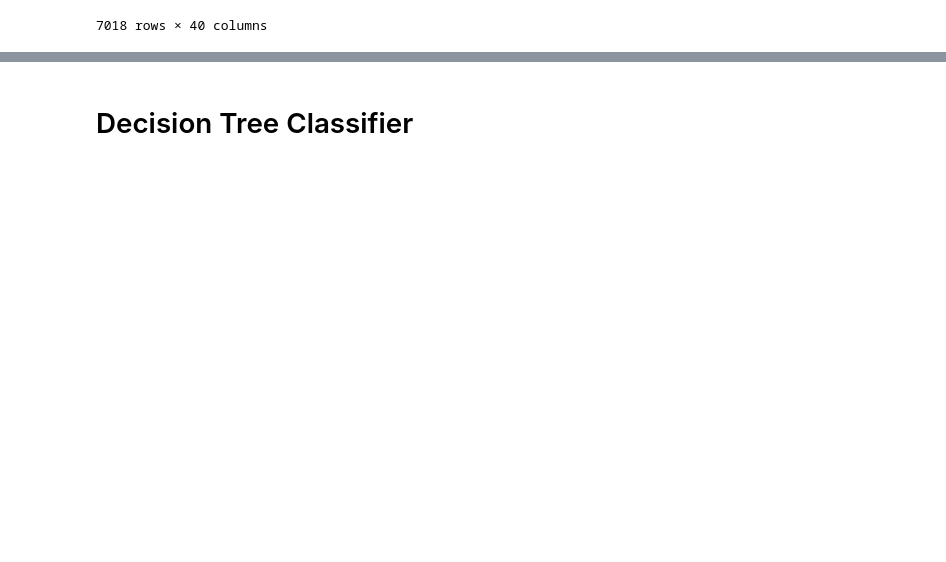
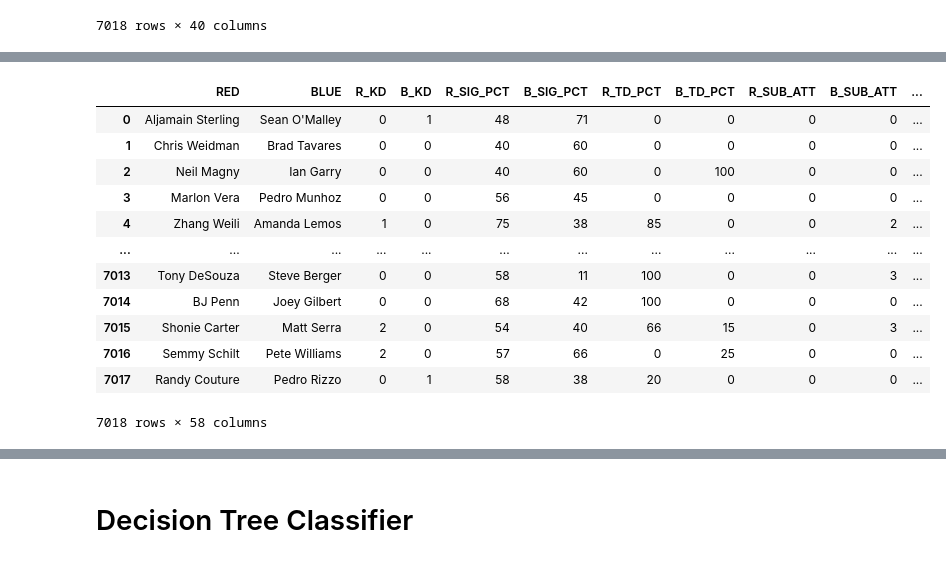
Before and after one commit to TheLevic/data-mining-project, a Jupyter notebook: project.ipynb, the cells around one changed output, grey strips where cells are left out. Saved outputs shown, nothing was run; the diff lists cells and outputs as text; code cells hidden in the pictures; blank space fills up the shorter version.

```diff
--- a/project.ipynb
+++ b/project.ipynb
@@ -180 +195,19 @@ df
 7018 rows × 58 columns
+# %%
+df.replace("---", int(0), inplace=True)
+
+df
+# %% [output]
+|  | RED | BLUE | R_KD | B_KD | R_SIG_PCT | B_SIG_PCT | R_TD_PCT | B_TD_PCT | R_SUB_ATT | B_SUB_ATT | ... |
+| 0 | Aljamain Sterling | Sean O'Malley | 0 | 1 | 48 | 71 | 0 | 0 | 0 | 0 | ... |
+| 1 | Chris Weidman | Brad Tavares | 0 | 0 | 40 | 60 | 0 | 0 | 0 | 0 | ... |
+| 2 | Neil Magny | Ian Garry | 0 | 0 | 40 | 60 | 0 | 100 | 0 | 0 | ... |
+| 3 | Marlon Vera | Pedro Munhoz | 0 | 0 | 56 | 45 | 0 | 0 | 0 | 0 | ... |
+| 4 | Zhang Weili | Amanda Lemos | 1 | 0 | 75 | 38 | 85 | 0 | 0 | 2 | ... |
+| ... | ... | ... | ... | ... | ... | ... | ... | ... | ... | ... | ... |
+| 7013 | Tony DeSouza | Steve Berger | 0 | 0 | 58 | 11 | 100 | 0 | 0 | 3 | ... |
+| 7014 | BJ Penn | Joey Gilbert | 0 | 0 | 68 | 42 | 100 | 0 | 0 | 0 | ... |
+| 7015 | Shonie Carter | Matt Serra | 2 | 0 | 54 | 40 | 66 | 15 | 0 | 3 | ... |
+| 7016 | Semmy Schilt | Pete Williams | 2 | 0 | 57 | 66 | 0 | 25 | 0 | 0 | ... |
+| 7017 | Randy Couture | Pedro Rizzo | 0 | 1 | 58 | 38 | 20 | 0 | 0 | 0 | ... |
+7018 rows × 58 columns
```
Also changed, not shown: parts of 6 cells of this notebook.
